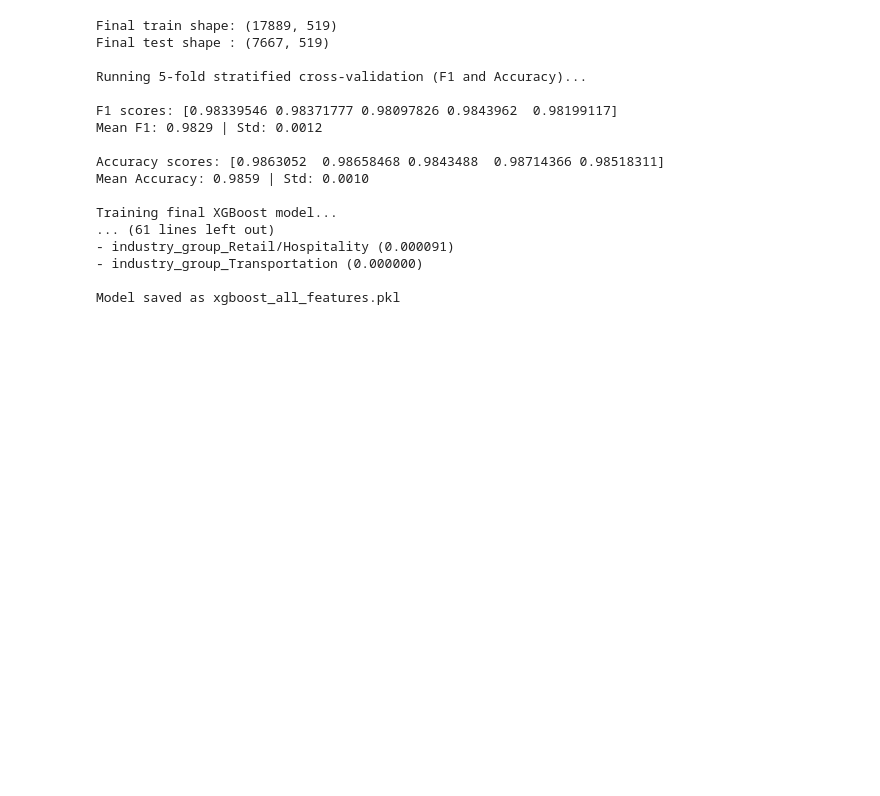
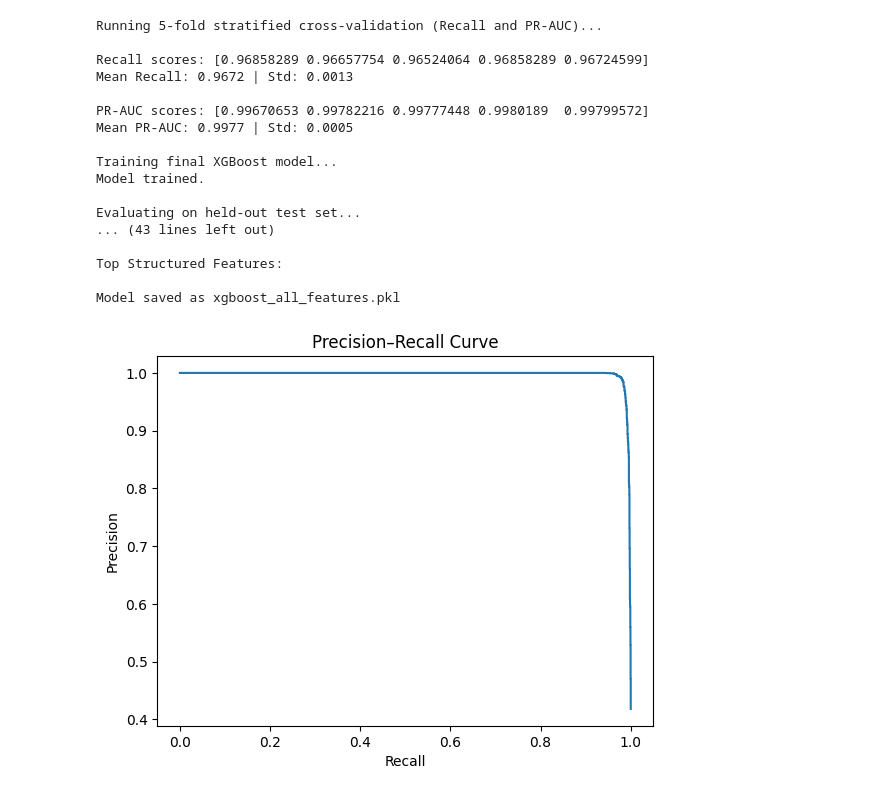
Before and after one commit to tanayvysyaraju/Fraudulent-Job-Prediction, a Jupyter notebook: XGboost_model_folder/XGboost.ipynb, the cells around one changed output. Saved outputs shown, nothing was run; the diff lists cells and outputs as text; code cells hidden in the pictures; blank space fills up the shorter version.

Commit message:
used random search to optimize xgboost parameters + increased tf-idf vectorizer features and implemented SVD

```diff
--- a/XGboost_model_folder/XGboost.ipynb
+++ b/XGboost_model_folder/XGboost.ipynb
@@ -39,26 +125,5 @@ https://scikit-learn.org/stable/model_persistence.html#security-maintainability-
 # %%
-# === Convert booleans to numeric for sparse matrix ===
-def to_numeric_sparse(df):
-    df = df.copy()
-    bool_cols = df.select_dtypes(include="bool").columns.tolist()
-    if bool_cols:
-        df[bool_cols] = df[bool_cols].astype(np.int8)
-    return sparse.csr_matrix(df.values), df.columns.to_numpy()
-
-X_train_struct_sparse, struct_columns = to_numeric_sparse(X_train)
-X_test_struct_sparse, _ = to_numeric_sparse(X_test)
-
-# === Combine matrices ===
-X_train_combined = sparse.hstack([X_train_tfidf, X_train_struct_sparse])
-X_test_combined  = sparse.hstack([X_test_tfidf,  X_test_struct_sparse])
-
-print("Final train shape:", X_train_combined.shape)
-print("Final test shape :", X_test_combined.shape, "\n")
-
-
-# =====================================================================================
-#                           XGBOOST MODEL DEFINITION
-# =====================================================================================
+# ======================   XGBOOST MODEL DEFINITION ========================================
 
 xgb = XGBClassifier(
     n_estimators=350,
@@ -77,17 +142,20 @@ xgb = XGBClassifier(
 #                           CROSS VALIDATION
 # =====================================================================================
 
-print("Running 5-fold stratified cross-validation (F1 and Accuracy)...")
+print("Running 5-fold stratified cross-validation (Recall and PR-AUC)...")
 cv = StratifiedKFold(n_splits=5, shuffle=True, random_state=42)
 
-cv_f1 = cross_val_score(xgb, X_train_combined, y_train, cv=cv, scoring="f1")
-cv_acc = cross_val_score(xgb, X_train_combined, y_train, cv=cv, scoring="accuracy")
+# Recall (fraud class)
+cv_recall = cross_val_score(xgb, X_train_combined, y_train, cv=cv, scoring="recall")
 
-print("\nF1 scores:", cv_f1)
-print(f"Mean F1: {cv_f1.mean():.4f} | Std: {cv_f1.std():.4f}\n")
+# PR-AUC (Average Precision Score)
+cv_pr_auc = cross_val_score(xgb, X_train_combined, y_train, cv=cv, scoring="average_precision")
 
-print("Accuracy scores:", cv_acc)
-print(f"Mean Accuracy: {cv_acc.mean():.4f} | Std: {cv_acc.std():.4f}\n")
+print("\nRecall scores:", cv_recall)
+print(f"Mean Recall: {cv_recall.mean():.4f} | Std: {cv_recall.std():.4f}\n")
+
+print("PR-AUC scores:", cv_pr_auc)
+print(f"Mean PR-AUC: {cv_pr_auc.mean():.4f} | Std: {cv_pr_auc.std():.4f}\n")
 
 
 # =====================================================================================
@@ -159,20 +227,34 @@ for idx in top_struct_idx:
 joblib.dump(xgb, "xgboost_all_features.pkl")
 print("\nModel saved as xgboost_all_features.pkl")
 # %% [output]
-Final train shape: (17889, 519)
-Final test shape : (7667, 519)
+Running 5-fold stratified cross-validation (Recall and PR-AUC)...
 
-Running 5-fold stratified cross-validation (F1 and Accuracy)...
+Recall scores: [0.96858289 0.96657754 0.96524064 0.96858289 0.96724599]
+Mean Recall: 0.9672 | Std: 0.0013
 
-F1 scores: [0.98339546 0.98371777 0.98097826 0.9843962  0.98199117]
-Mean F1: 0.9829 | Std: 0.0012
-
-Accuracy scores: [0.9863052  0.98658468 0.9843488  0.98714366 0.98518311]
-Mean Accuracy: 0.9859 | Std: 0.0010
+PR-AUC scores: [0.99670653 0.99782216 0.99777448 0.9980189  0.99799572]
+Mean PR-AUC: 0.9977 | Std: 0.0005
 
 Training final XGBoost model...
-... (61 lines left out)
-- industry_group_Retail/Hospitality (0.000091)
-- industry_group_Transportation (0.000000)
+Model trained.
+
+Evaluating on held-out test set...
+... (43 lines left out)
+
+Top Structured Features:
 
 Model saved as xgboost_all_features.pkl
+# %%
+import matplotlib.pyplot as plt
+
+y_scores = xgb.predict_proba(X_test_combined)[:, 1]   # probability of fraud
+
+precision, recall, thresholds = precision_recall_curve(y_test, y_scores)
+
+plt.plot(recall, precision)
+plt.xlabel("Recall")
+plt.ylabel("Precision")
+plt.title("Precision–Recall Curve")
+plt.show()
+# %% [output]
+[figure, added]
```
Also changed, not shown: parts of 9 cells of this notebook, 11 other files.
